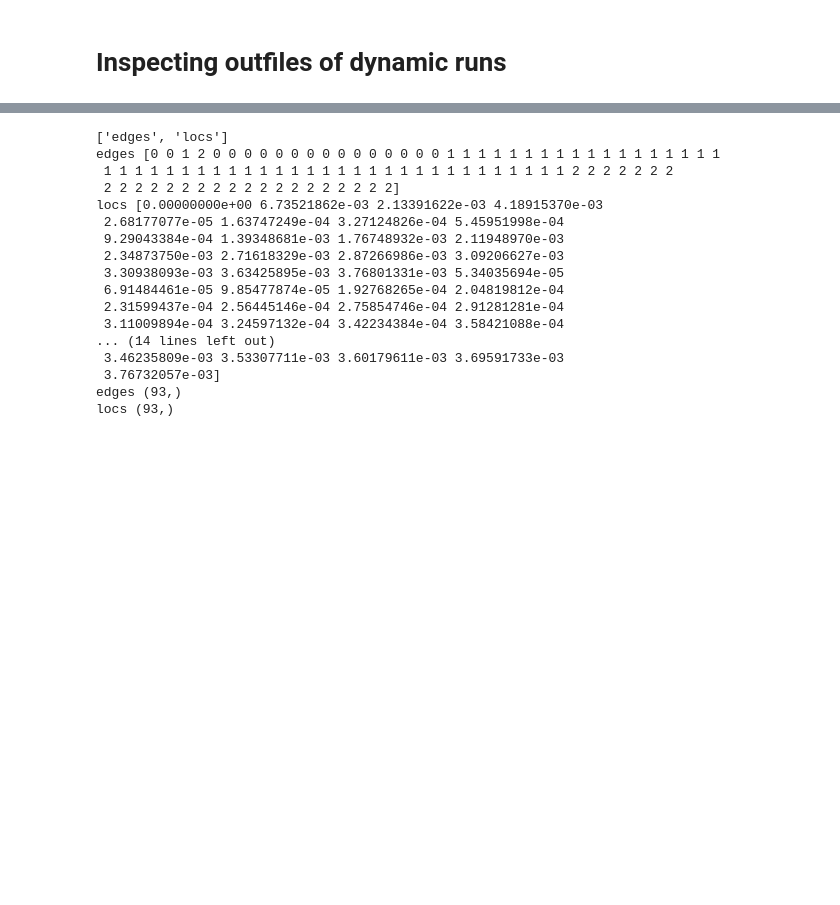
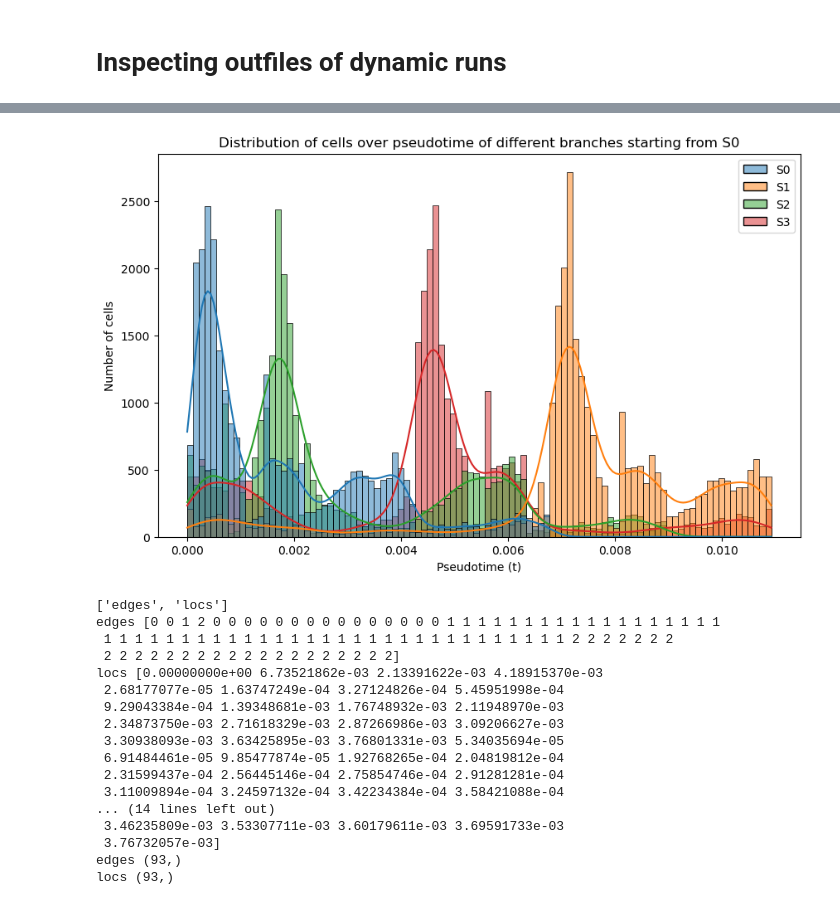
Before and after one commit to akanksha-sachan/B_Cell_States, a Jupyter notebook: multiome_dictys/py_scripts/data_prep_and_checks.ipynb, the cells around one changed output, grey strips where cells are left out. Cells and saved outputs as stored; diff of their text form; code cells hidden in the pictures; blank space fills up the shorter version.

```diff
--- a/multiome_dictys/py_scripts/data_prep_and_checks.ipynb
+++ b/multiome_dictys/py_scripts/data_prep_and_checks.ipynb
@@ -782,0 +785,10 @@ day5_6exp_rna.to_csv(day5_6exp_rna_file, sep='\t', compression='gzip')
+# %%
+import pandas as pd
+import os
+# path to stream outputs
+stream_outs = "/ocean/projects/cis240075p/asachan/datasets/B_Cell/multiome_1st_donor_UPMC_aggr/stream_outs"
+# Load data
+dist = pd.read_csv(os.path.join(stream_outs, 'dist.tsv.gz'), header=0, index_col=0, sep='\t')
+# Display the first few rows of each DataFrame to confirm successful loading
+print("dist DataFrame:")
+display(dist.head())
@@ -783,3 +803,19 @@ day5_6exp_rna.to_csv(day5_6exp_rna_file, sep='\t', compression='gzip')
+# %%
+# put integers as index and drop the current barcode index
+dist = dist.reset_index(drop=True)
+# plot the distribution of distances for all cells as scatter plot
+import matplotlib.pyplot as plt
+import seaborn as sns
+
+plt.figure(figsize=(10, 6))
+# plot the dictribution of cells over pseudotime S0 (hist)
+sns.histplot(dist, bins=100, kde=True)
+plt.title('Distribution of cells over pseudotime of different branches starting from S0')
+plt.xlabel('Pseudotime (t)')
+plt.ylabel('Number of cells')
+plt.show()
+# %% [output]
+[figure, added]
 # %%
 # load subset_locs.h5
 import h5py
```
Also changed, not shown: parts of 19 cells of this notebook, 1 other file.
